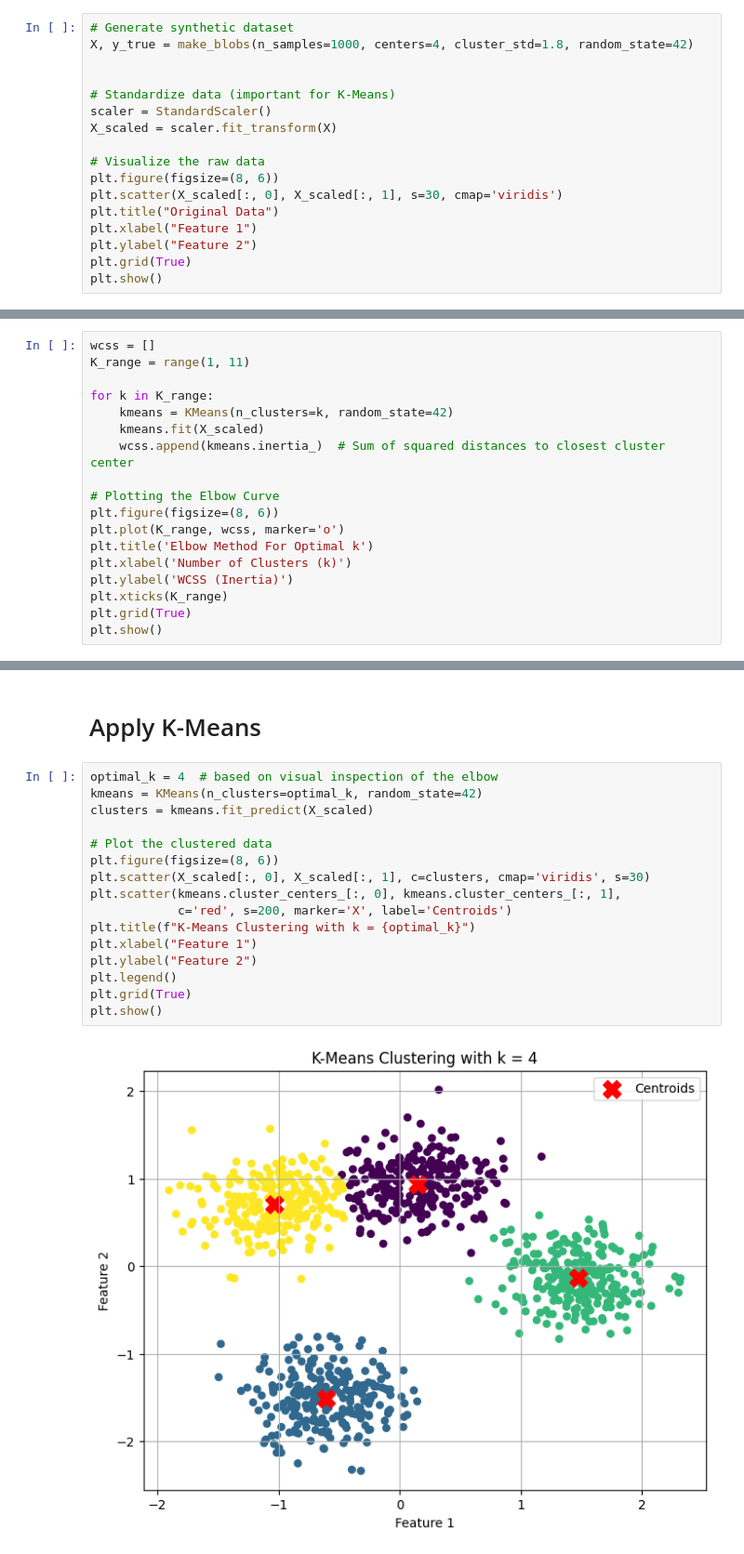
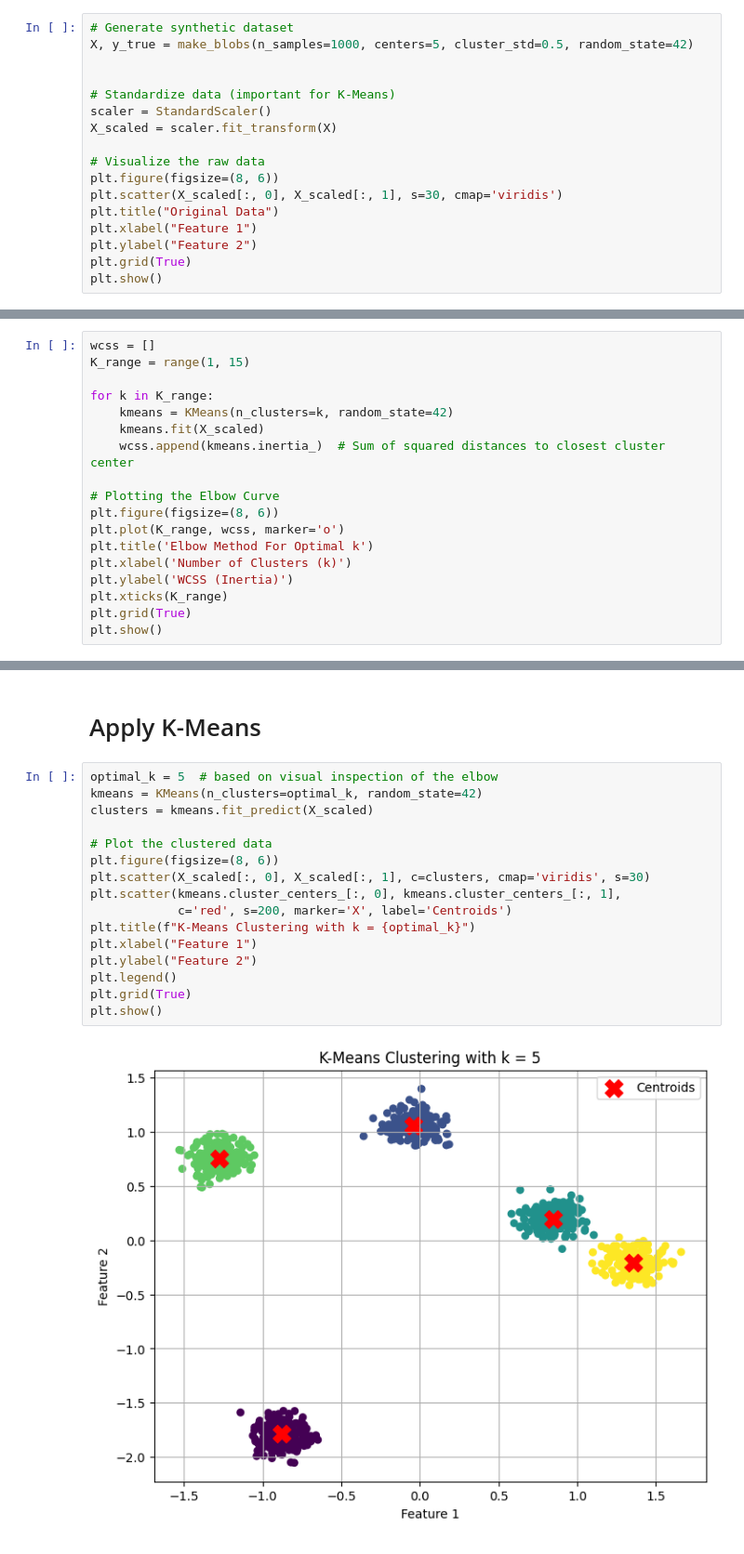
Before and after one commit to Nourin-Nusrat/Machine-Learning, a Jupyter notebook: Assignment6/k-mean.ipynb, the cells around one changed output, grey strips where cells are left out. Shown: that part at 93% size. Cells and saved outputs as stored; diff of their text form.

```diff
--- a/Assignment6/k-mean.ipynb
+++ b/Assignment6/k-mean.ipynb
@@ -56,7 +56,7 @@ warnings.filterwarnings('ignore')
 # Load dataset
 # %%
 # Generate synthetic dataset
-X, y_true = make_blobs(n_samples=1000, centers=4, cluster_std=1.8, random_state=42)
+X, y_true = make_blobs(n_samples=1000, centers=5, cluster_std=0.5, random_state=42)
 
 
 # Standardize data (important for K-Means)
@@ -77,7 +77,7 @@ plt.show()
 # Determine Optimal K
 # %%
 wcss = []
-K_range = range(1, 11)
+K_range = range(1, 15)
 
 for k in K_range:
     kmeans = KMeans(n_clusters=k, random_state=42)
@@ -98,20 +98,20 @@ plt.show()
 # %% [markdown]
 # Apply K-Means
 # %%
-optimal_k = 4  # based on visual inspection of the elbow
+optimal_k = 5  # based on visual inspection of the elbow
 kmeans = KMeans(n_clusters=optimal_k, random_state=42)
 clusters = kmeans.fit_predict(X_scaled)
 
 # Plot the clustered data
 plt.figure(figsize=(8, 6))
 plt.scatter(X_scaled[:, 0], X_scaled[:, 1], c=clusters, cmap='viridis', s=30)
 plt.scatter(kmeans.cluster_centers_[:, 0], kmeans.cluster_centers_[:, 1],
             c='red', s=200, marker='X', label='Centroids')
 plt.title(f"K-Means Clustering with k = {optimal_k}")
 plt.xlabel("Feature 1")
 plt.ylabel("Feature 2")
 plt.legend()
 plt.grid(True)
 plt.show()
 # %% [output]
-[figure, old version]
+[figure, new version]
```
Also changed, not shown: parts of 2 cells of this notebook.
